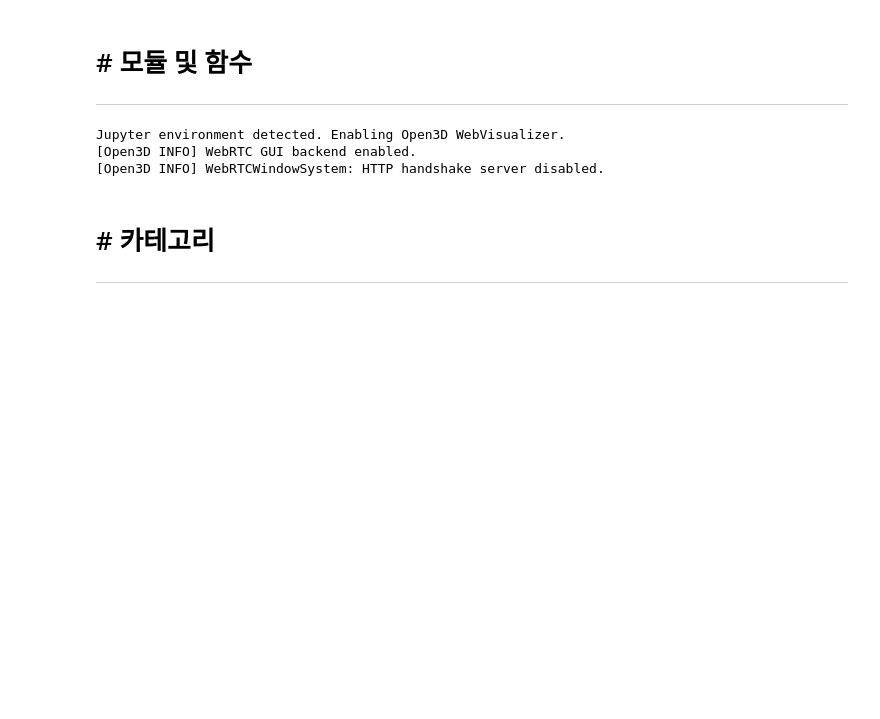
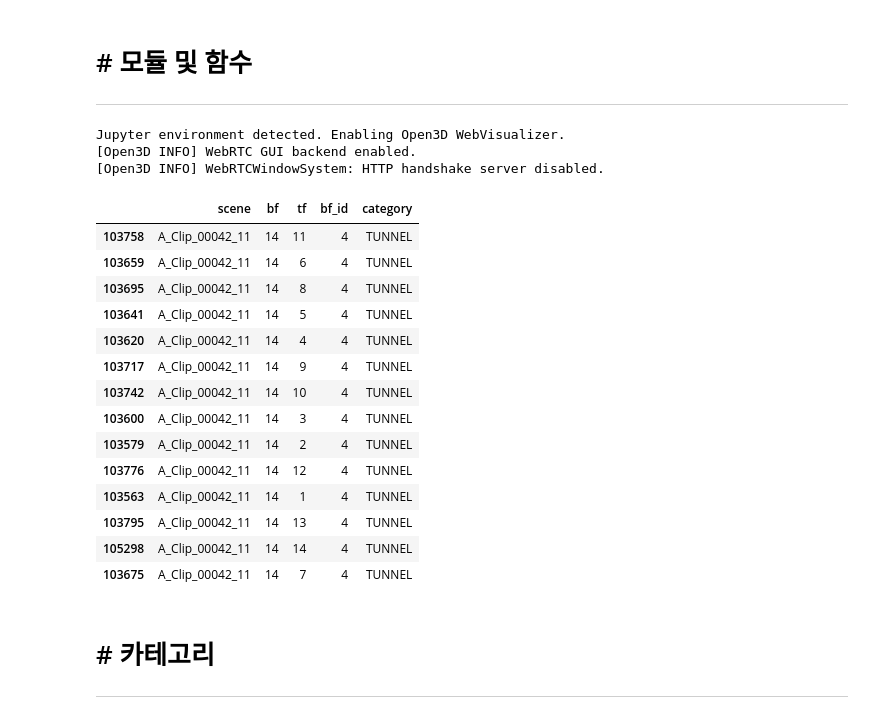
Before and after one commit to spiner321/NIA48_Algorithm, a Jupyter notebook: convert_box copy.ipynb, the cells around one changed output. Drawn from its saved outputs; the diff is of its cells as text; code cells hidden in the pictures; blank space fills up the shorter version.

```diff
--- a/convert_box copy.ipynb
+++ b/convert_box copy.ipynb
@@ -23,6 +26,27 @@ from functools import partial
 Jupyter environment detected. Enabling Open3D WebVisualizer.
 [Open3D INFO] WebRTC GUI backend enabled.
 [Open3D INFO] WebRTCWindowSystem: HTTP handshake server disabled.
+# %%
+error = pd.read_csv('/data/kimgh/NIA48_Algorithm/error_ls_copy.txt')
+error = error.sort_values(by=['scene'])
+# %%
+error.loc[error['scene'] == 'A_Clip_00042_11']
+# %% [output]
+|  | scene | bf | tf | bf_id | category |
+| 103758 | A_Clip_00042_11 | 14 | 11 | 4 | TUNNEL |
+| 103659 | A_Clip_00042_11 | 14 | 6 | 4 | TUNNEL |
+| 103695 | A_Clip_00042_11 | 14 | 8 | 4 | TUNNEL |
+| 103641 | A_Clip_00042_11 | 14 | 5 | 4 | TUNNEL |
+| 103620 | A_Clip_00042_11 | 14 | 4 | 4 | TUNNEL |
+| 103717 | A_Clip_00042_11 | 14 | 9 | 4 | TUNNEL |
+| 103742 | A_Clip_00042_11 | 14 | 10 | 4 | TUNNEL |
+| 103600 | A_Clip_00042_11 | 14 | 3 | 4 | TUNNEL |
+| 103579 | A_Clip_00042_11 | 14 | 2 | 4 | TUNNEL |
+| 103776 | A_Clip_00042_11 | 14 | 12 | 4 | TUNNEL |
+| 103563 | A_Clip_00042_11 | 14 | 1 | 4 | TUNNEL |
+| 103795 | A_Clip_00042_11 | 14 | 13 | 4 | TUNNEL |
+| 105298 | A_Clip_00042_11 | 14 | 14 | 4 | TUNNEL |
+| 103675 | A_Clip_00042_11 | 14 | 7 | 4 | TUNNEL |
 # %%
 class Fit3dBox:
 
```
Also changed, not shown: parts of 8 cells of this notebook, 3 other files.
